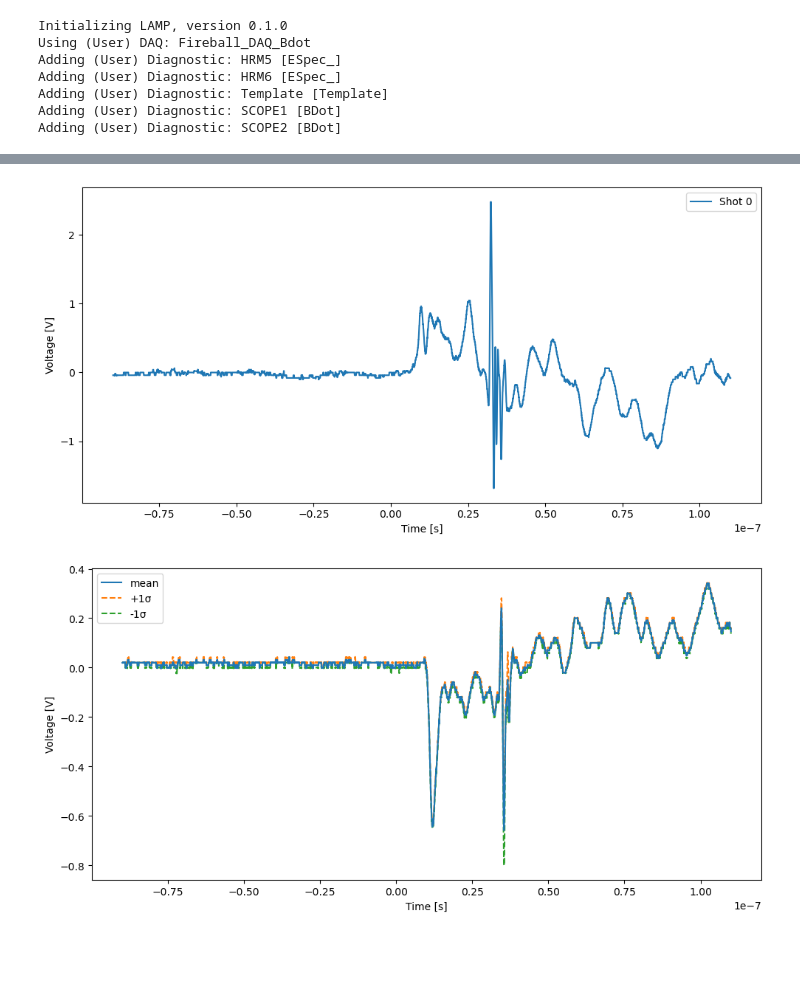
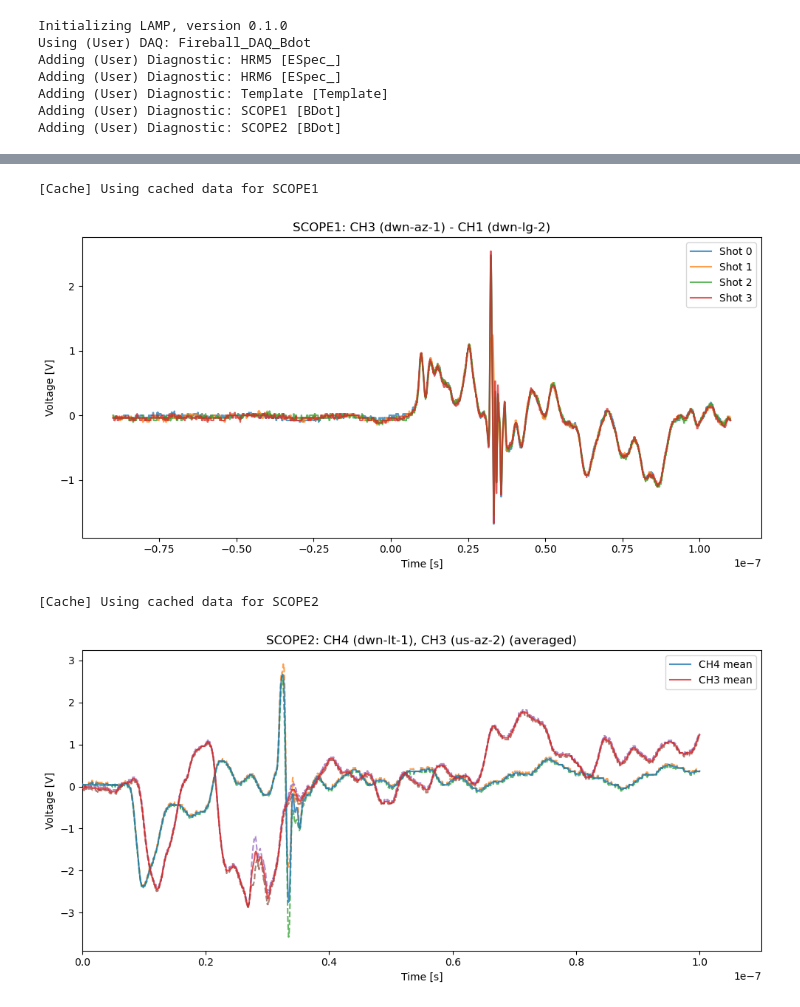
Before and after one commit to ELos385/Fireball_III_analysis, a Jupyter notebook: scripts/BDots/BDot_test.ipynb, the cells around one changed output, grey strips where cells are left out. Drawn from its saved outputs; the diff is of its cells as text; code cells hidden in the pictures; blank space fills up the shorter version.

Commit message:
implemented subtraction between scopes, cleaned up Bdot diagnostic

```diff
--- a/scripts/BDots/BDot_test.ipynb
+++ b/scripts/BDots/BDot_test.ipynb
@@ -19,9 +22,11 @@ Adding (User) Diagnostic: Template [Template]
 Adding (User) Diagnostic: SCOPE1 [BDot]
 Adding (User) Diagnostic: SCOPE2 [BDot]
 # %%
-template = ex.get_diagnostic('SCOPE1')
+scope1 = ex.get_diagnostic('SCOPE1')
+scope2 = ex.get_diagnostic('SCOPE2')
 
-print(template.config)
-print(ex.config)
+print(scope1.config)
+print(scope2.config)
+#print(ex.config)
 # %% [output]
 {'type': 'BDot', 'data_folder': '/scope_pool05720010/', 'data_stem': 'scope1', 'data_type': 'scope', 'data_ext': '.csv', 'calib_subfolder': './BDot/', 'calib_file': 'SCOPE1_calibs.toml', 'name': 'SCOP ...
@@ -29,8 +34,8 @@ print(ex.config)
 # %%
 # 5. plot some processed data
-#devices[device].get_proc_shot(shot_dict, calib_id=calib_ids[device])
-# shot_dict = {'timeframe': ['20260212','20260218']}
-# shot_dict = {'timeframe': ['20260212','20260218']}
-shot_dict = {'timeframe': ['20250604141847','20250604142024']}
-shot_data = template.get_scope_data(shot_dict)#, calib_id=calib_ids[device], debug=True)
+
+shot_dict = {'timeframe': ['20250604141847','20250604142600']}
+#shot_dict = {'timestamp': '20250604141847'}
+shot_data_1 = scope1.get_scope_data(shot_dict)
+shot_data_2 = scope2.get_scope_data(shot_dict)
 # %% [output]
@@ -68,9 +104,11 @@ template.plot_scope(shot_data[1], channels=['CH1'], xmin= 0)
 # %%
-template.plot_scope(shot_data[0], subtract=('CH3', 'CH1'))
+scope1.plot_scope(shot_dict, subtract=('CH3', 'CH1'))
 # %% [output]
+[Cache] Using cached data for SCOPE1
-[figure, old version]
+[figure, new version]
 # %%
-template.plot_scope(shot_data, channels=['CH4'], average=True, show_error=True)
+scope2.plot_scope(shot_dict, channels=['CH4', 'CH3'], average=True, show_error=True, xmin = 0)
 # %% [output]
+[Cache] Using cached data for SCOPE2
-[figure, old version]
+[figure, new version]
 # %%
```
Also changed, not shown: parts of 10 cells of this notebook, 2 other files.
